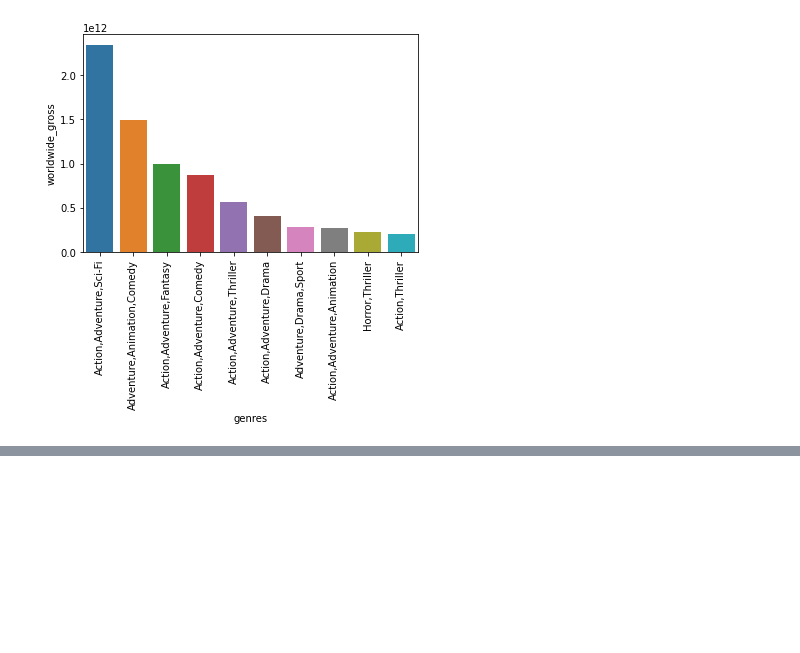
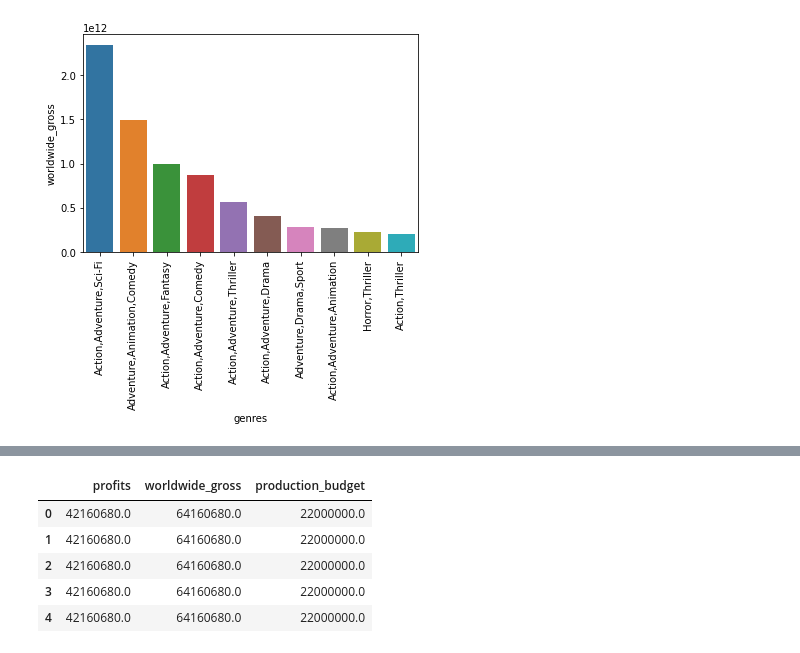
Before and after one commit to FrancisNdirangu/Phase-2-Project, a Jupyter notebook: merged_notebook.ipynb, the cells around one changed output, grey strips where cells are left out. Drawn from its saved outputs; the diff is of its cells as text; code cells hidden in the pictures; blank space fills up the shorter version.

```diff
--- a/merged_notebook.ipynb
+++ b/merged_notebook.ipynb
@@ -976,0 +969,11 @@ plt.xticks(rotation=90);
+# %%
+#creating a profit column worldwide_gross - production_budget
+all_combined['profits'] = all_combined['worldwide_gross'] - all_combined['production_budget']
+all_combined[['profits','worldwide_gross','production_budget']].head()
+# %% [output]
+|  | profits | worldwide_gross | production_budget |
+| 0 | 42160680.0 | 64160680.0 | 22000000.0 |
+| 1 | 42160680.0 | 64160680.0 | 22000000.0 |
+| 2 | 42160680.0 | 64160680.0 | 22000000.0 |
+| 3 | 42160680.0 | 64160680.0 | 22000000.0 |
+| 4 | 42160680.0 | 64160680.0 | 22000000.0 |
```
Also changed, not shown: parts of 13 cells of this notebook, 1 other file.
